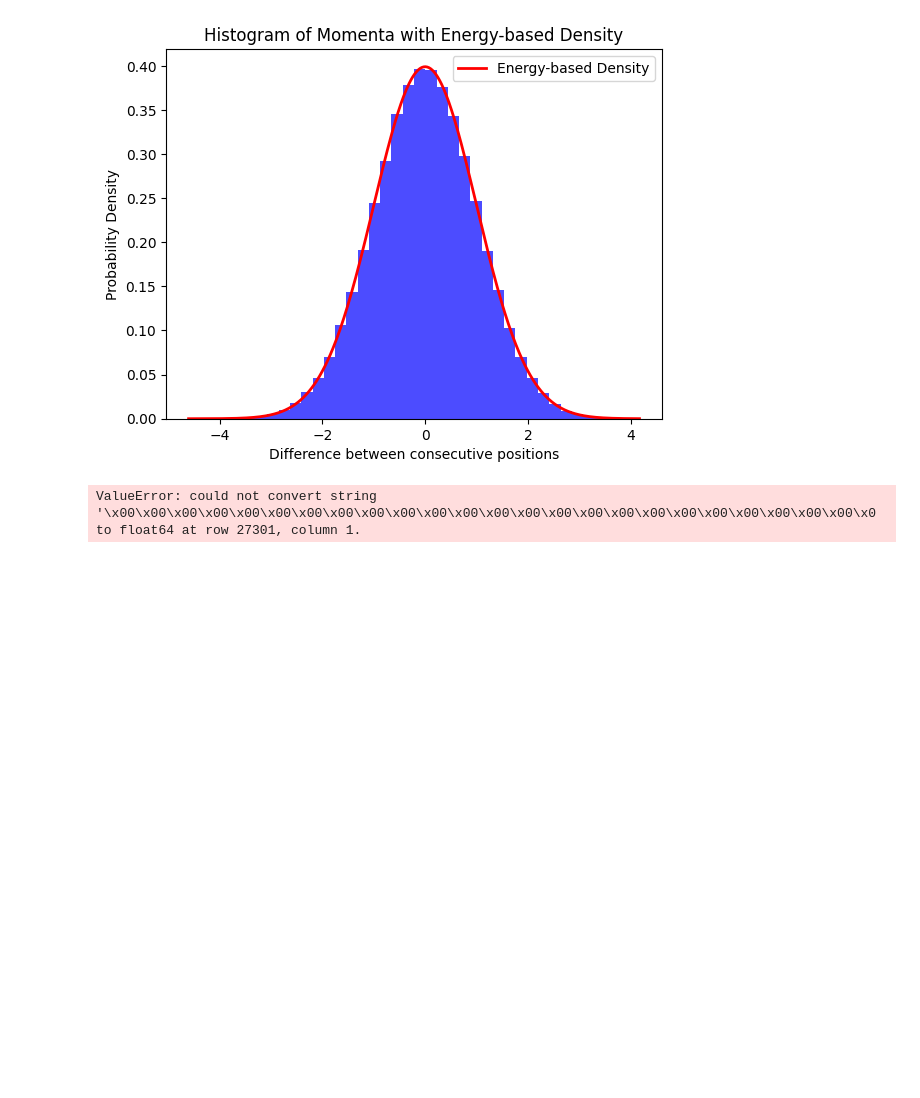
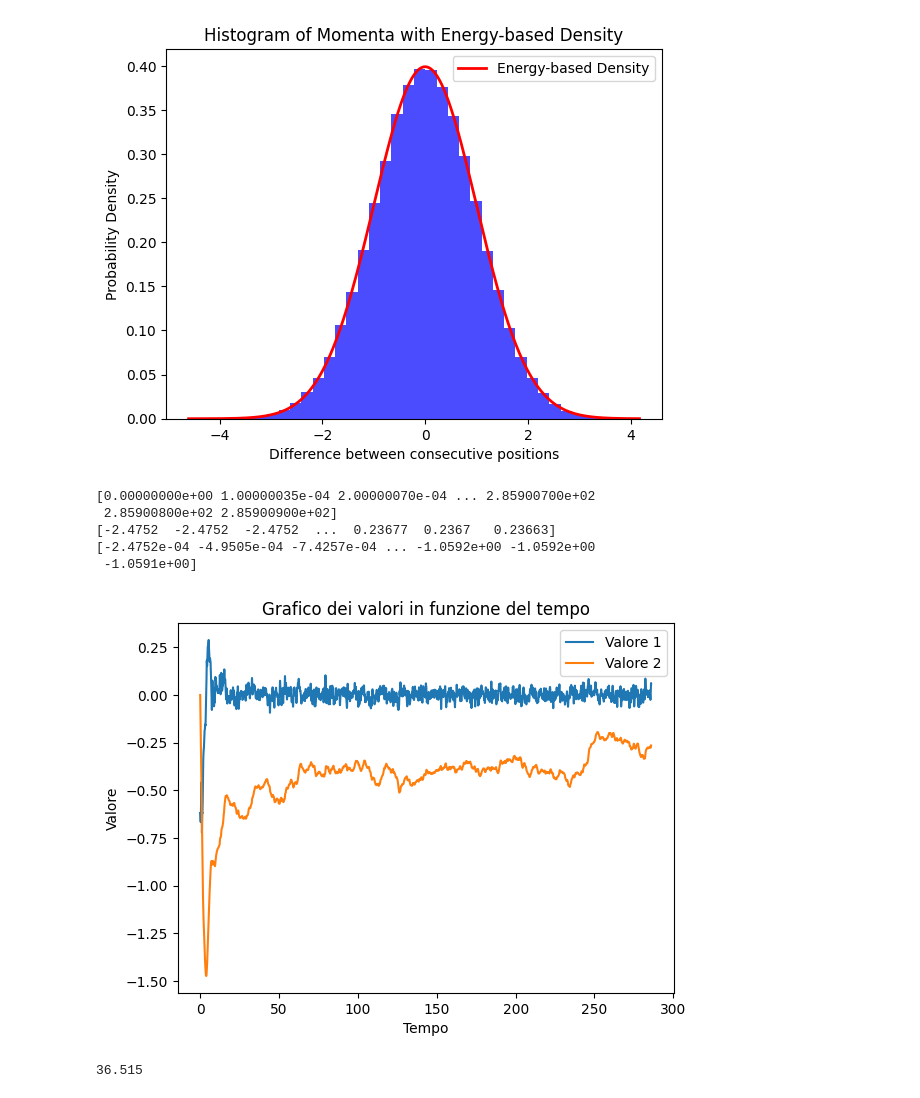
Before and after one commit to vdiflorio/1Dchain, a Jupyter notebook: hist.ipynb, the cells around one changed output. Cells and saved outputs as stored; diff of their text form; code cells hidden in the pictures; blank space fills up the shorter version.

```diff
--- a/hist.ipynb
+++ b/hist.ipynb
@@ -165,37 +165,46 @@ import numpy as np
 import matplotlib.pyplot as plt
 from scipy.integrate import cumulative_trapezoid
 # Carica i dati dal file
 data = np.loadtxt('ttcf.dat')
-data = data[:-1]   # Exclude the last row
+
 
 # Assegna ogni colonna a una variabile
 def moving_average(arr, window_size):
     return np.convolve(arr, np.ones(window_size) / window_size, mode='valid')
 
 
 
-tempo = data[:, 0]
+tempo = np.linspace(0,len(data[:, 1])*10**(-4),len(data[:, 1]))
 
-valore1 = data[:, 1]
-valore2 = data[:, 2]#moving_average( cumulative_trapezoid(smoothed_series, time[:len(smoothed_series)],initial=0), window_size=1000)#data[0::1, 2]#cumulative_trapezoid(smoothed_series, time[:len(smoothed_series)],initial=0)
+valore1 = data[:, 0]
+valore2 = data[:, 1]#moving_average( cumulative_trapezoid(smoothed_series, time[:len(smoothed_series)],initial=0), window_size=1000)#data[0::1, 2]#cumulative_trapezoid(smoothed_series, time[:len(smoothed_series)],initial=0)
 #valore3 = data[0::1, 3]
 print(tempo)
 print(valore1)
 print(valore2)
 # Crea il grafico
 plt.figure()
-plt.plot(tempo, label='Valore 1')
-#plt.plot(tempo, valore2, label='Valore 2')
+plt.plot(tempo,valore1/4, label='Valore 1')
+plt.plot(tempo, valore2/4, label='Valore 2')
 #plt.plot(tempo, valore3, label='Valore 3')
 
 
 # Etichetta gli assi
 plt.xlabel('Tempo')
 plt.ylabel('Valore')
 plt.title('Grafico dei valori in funzione del tempo')
 plt.legend()
 
 # Mostra il grafico
 plt.show()
 # %% [output]
-ValueError: could not convert string '\x00\x00\x00\x00\x00\x00\x00\x00\x00\x00\x00\x00\x00\x00\x00\x00\x00\x00\x00\x00\x00\x00\x00\x00\x0 to float64 at row 27301, column 1.
+[0.00000000e+00 1.00000035e-04 2.00000070e-04 ... 2.85900700e+02
+ 2.85900800e+02 2.85900900e+02]
+[-2.4752  -2.4752  -2.4752  ...  0.23677  0.2367   0.23663]
+[-2.4752e-04 -4.9505e-04 -7.4257e-04 ... -1.0592e+00 -1.0592e+00
+ -1.0591e+00]
+[figure, added]
+# %%
+print(tempo[-2])
+# %% [output]
+36.515
```
Also changed, not shown: 1 other file.
